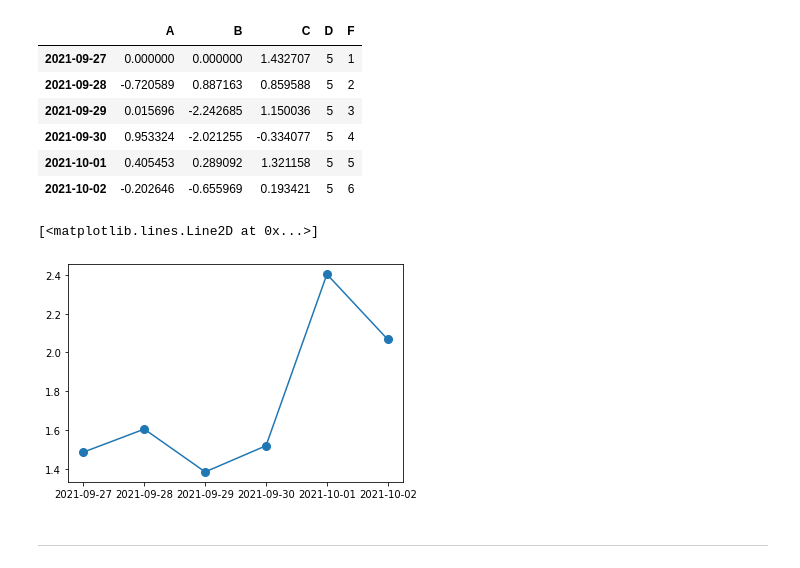
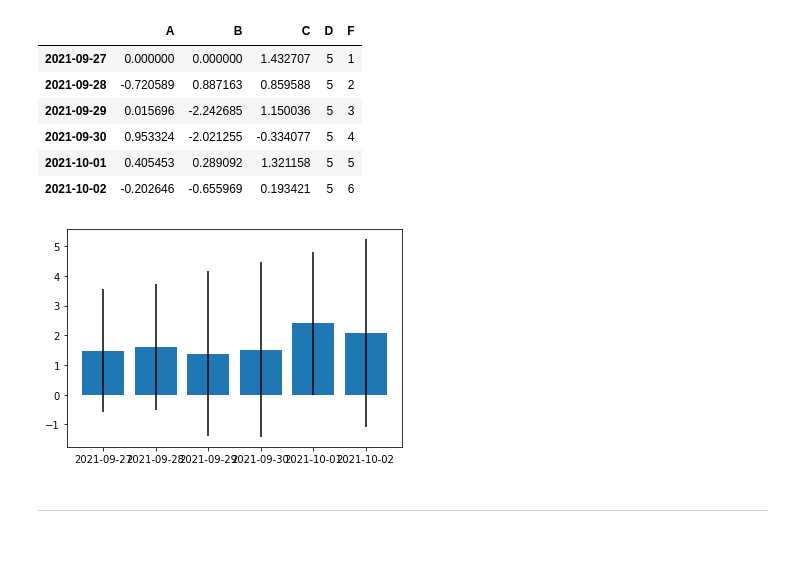
Before and after one commit to seokmin1/PDM08, a Jupyter notebook: py-pandas/pandas_3_harnessing_df.ipynb, the cells around one changed output. Saved outputs shown, nothing was run; the diff lists cells and outputs as text; code cells hidden in the pictures.

```diff
--- a/py-pandas/pandas_3_harnessing_df.ipynb
+++ b/py-pandas/pandas_3_harnessing_df.ipynb
@@ -349,10 +348,11 @@ df
 # %%
 # [DIY] df의 날짜별 평균(mean(1))과 표준편차를 이용한 막대그래프
 # Your code
-plt.plot(df.mean(1), '-o', ms=8)
-#plt.bar(bar_labels,df.mean(1), yerr=df.std(1)) #, color='rgbcy')
+# plt.plot(df.mean(1), '-o', ms=8)
+# plot bars
+plt.bar(dates, df.mean(1).iloc[:], yerr=df.std(1).iloc[:]) #, color='rgbcy')
+plt.show()
 # %% [output]
-[<matplotlib.lines.Line2D at 0x...>]
-[figure, old version]
+[figure, new version]
 # %% [markdown]
 ---
```
Also changed, not shown: parts of 2 cells of this notebook.
